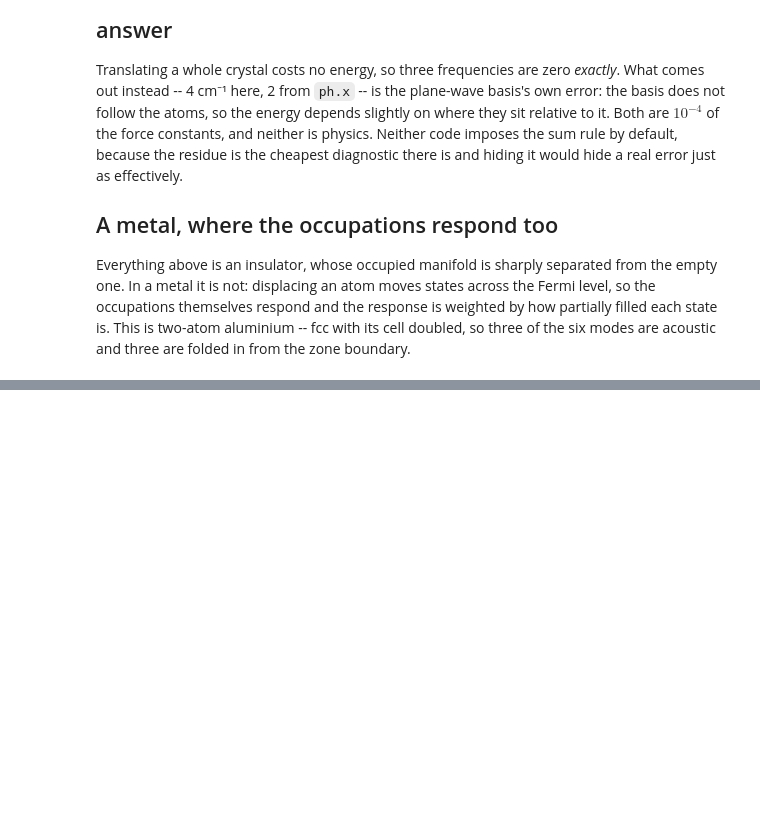
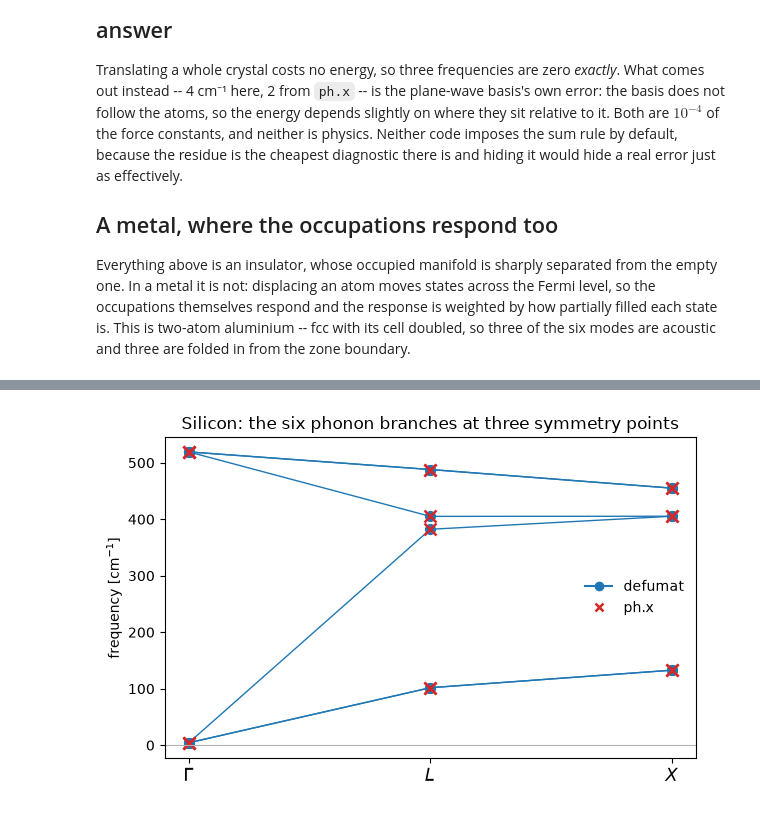
Before and after one commit to joselado/defumat, a Jupyter notebook: notebooks/20_phonons.ipynb, the cells around one changed output, grey strips where cells are left out. Saved outputs shown, nothing was run; the diff lists cells and outputs as text; code cells hidden in the pictures; blank space fills up the shorter version.

```diff
--- a/notebooks/20_phonons.ipynb
+++ b/notebooks/20_phonons.ipynb
@@ -181,0 +213,14 @@ acoustic sum rule  1.06e-05 Ry/bohr^2,  against on-site force constants of 0.047
+# %%
+silicon_q = Calculator.from_file(CASES / "si-epsilon-unshifted-nosym.in",
+                                pseudo_dir=PSEUDO, announce=False)
+
+POINTS = {"$\\Gamma$": (0.0, 0.0, 0.0), "$L$": (0.5, -0.5, 0.5), "$X$": (0.0, -1.0, 0.0)}
+PH_X = {"$\\Gamma$": [3.2736] * 3 + [519.1982] * 3,
+        "$L$": [101.8428, 101.8428, 382.2406, 405.1208, 488.0194, 488.0194],
+        "$X$": [132.8053, 132.8053, 405.3589, 405.3589, 455.1387, 455.1387]}
+
+branches = {label: silicon_q.get_phonons_at_q(q=q, q_cartesian=True).frequencies
+            for label, q in POINTS.items()}
+for label in POINTS:
+    print("%-9s %s" % (label, np.array2string(branches[label], precision=2)))
+    print("   ph.x  %s" % np.array2string(np.array(PH_X[label]), precision=2))
@@ -181,0 +247,18 @@ acoustic sum rule  1.06e-05 Ry/bohr^2,  against on-site force constants of 0.047
+# %%
+fig, ax = plt.subplots(figsize=(6.2, 4.0))
+place = {"$\\Gamma$": 0, "$L$": 1, "$X$": 2}
+here = np.array([branches[label] for label in place])
+there = np.array([PH_X[label] for label in place])
+
+ax.plot(list(place.values()), here, "-o", color="#1f77b4", markersize=7, linewidth=1)
+ax.plot(list(place.values()), there, "x", color="#d62728", markersize=8, mew=1.8)
+ax.plot([], [], "-o", color="#1f77b4", label="defumat")
+ax.plot([], [], "x", color="#d62728", label="ph.x", mew=1.8)
+ax.set_xticks(list(place.values()), list(place.keys()), fontsize=13)
+ax.set_ylabel("frequency [cm$^{-1}$]")
+ax.set_title("Silicon: the six phonon branches at three symmetry points")
+ax.axhline(0.0, color="0.7", linewidth=0.8)
+ax.legend(loc="center right", frameon=False)
+fig.tight_layout()
+# %% [output]
+[figure, added]
```
Also changed, not shown: parts of 8 cells of this notebook, 5 other files.
